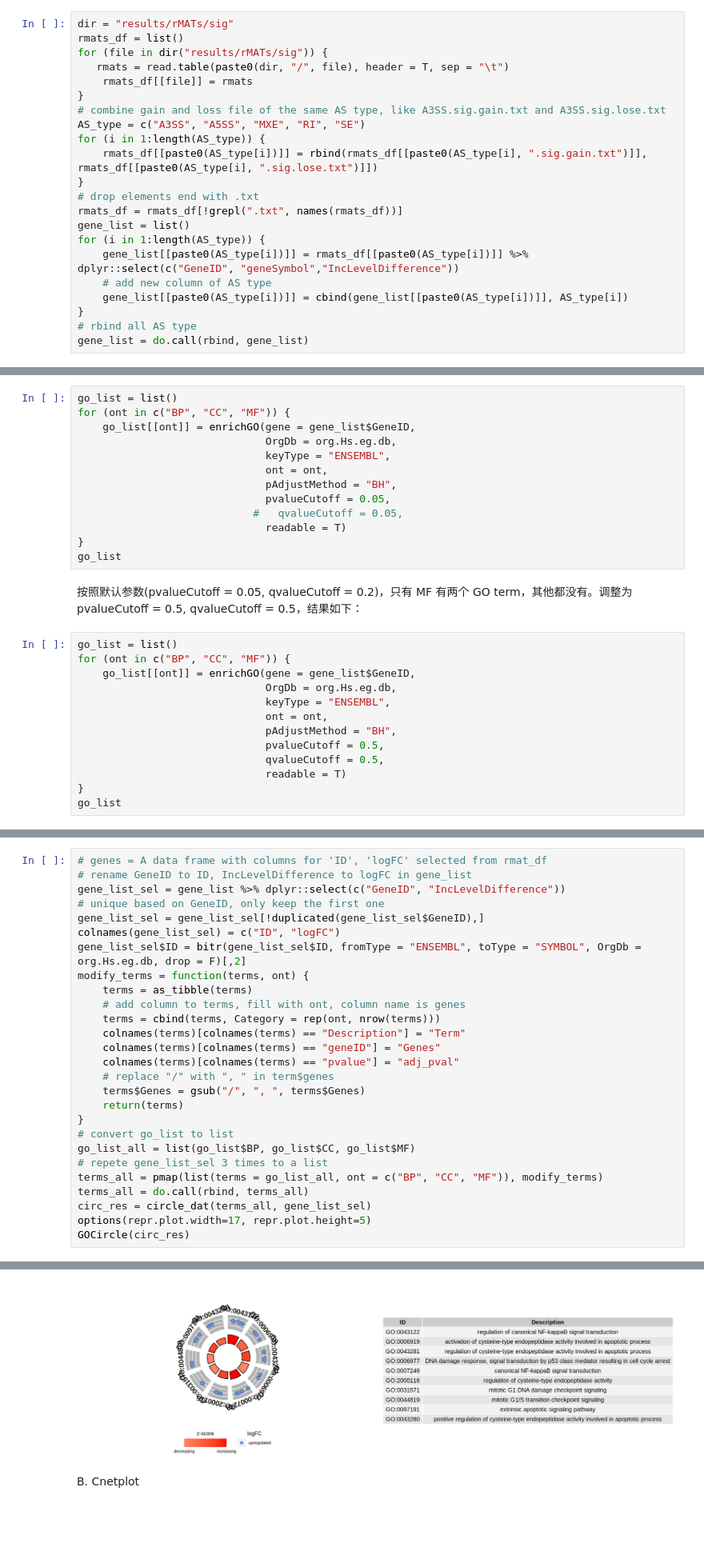
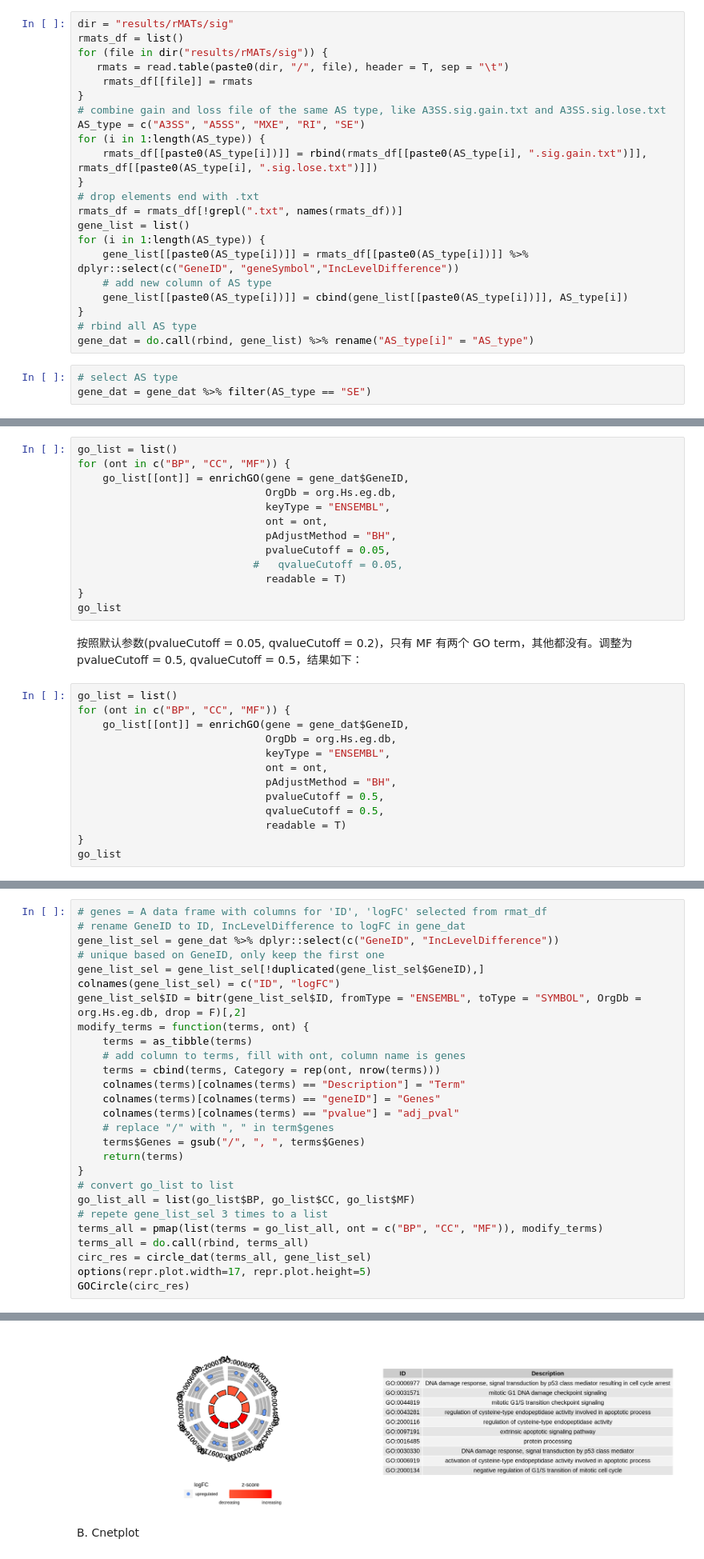
Before and after one commit to h4rvey-g/PD_RNA_seq, a Jupyter notebook: codes/06.fig2.ipynb, the cells around one changed output, grey strips where cells are left out. Shown at 80% size. Drawn from its saved outputs; the diff is of its cells as text; blank space fills up the shorter version.

Commit message:
🚑 Fix AS_type

```diff
--- a/codes/06.fig2.ipynb
+++ b/codes/06.fig2.ipynb
@@ -29,13 +31,16 @@ for (i in 1:length(AS_type)) {
     gene_list[[paste0(AS_type[i])]] = cbind(gene_list[[paste0(AS_type[i])]], AS_type[i])
 }
 # rbind all AS type
-gene_list = do.call(rbind, gene_list)
+gene_dat = do.call(rbind, gene_list) %>% rename("AS_type[i]" = "AS_type")
+# %%
+# select AS type
+gene_dat = gene_dat %>% filter(AS_type == "SE")
 # %% [markdown]
 ## 2. clusterProfiler
 # %%
 go_list = list()
 for (ont in c("BP", "CC", "MF")) {
-    go_list[[ont]] = enrichGO(gene = gene_list$GeneID,
+    go_list[[ont]] = enrichGO(gene = gene_dat$GeneID,
                               OrgDb = org.Hs.eg.db,
                               keyType = "ENSEMBL",
                               ont = ont,
@@ -50,7 +55,7 @@ go_list
 # %%
 go_list = list()
 for (ont in c("BP", "CC", "MF")) {
-    go_list[[ont]] = enrichGO(gene = gene_list$GeneID,
+    go_list[[ont]] = enrichGO(gene = gene_dat$GeneID,
                               OrgDb = org.Hs.eg.db,
                               keyType = "ENSEMBL",
                               ont = ont,
@@ -63,7 +86,7 @@ go_list
 # %%
 # genes = A data frame with columns for 'ID', 'logFC' selected from rmat_df
-# rename GeneID to ID, IncLevelDifference to logFC in gene_list
-gene_list_sel = gene_list %>% dplyr::select(c("GeneID", "IncLevelDifference"))
+# rename GeneID to ID, IncLevelDifference to logFC in gene_dat
+gene_list_sel = gene_dat %>% dplyr::select(c("GeneID", "IncLevelDifference"))
 # unique based on GeneID, only keep the first one
 gene_list_sel = gene_list_sel[!duplicated(gene_list_sel$GeneID),]
 colnames(gene_list_sel) = c("ID", "logFC")
@@ -95,4 +115,4 @@ Warning message in bitr(gene_list_sel$ID, fromType = "ENSEMBL", toType = "SYMBOL
-[figure, old version]
+[figure, new version]
 # %% [markdown]
 B. Cnetplot
 # %%
```
Also changed, not shown: parts of 4 cells of this notebook.
